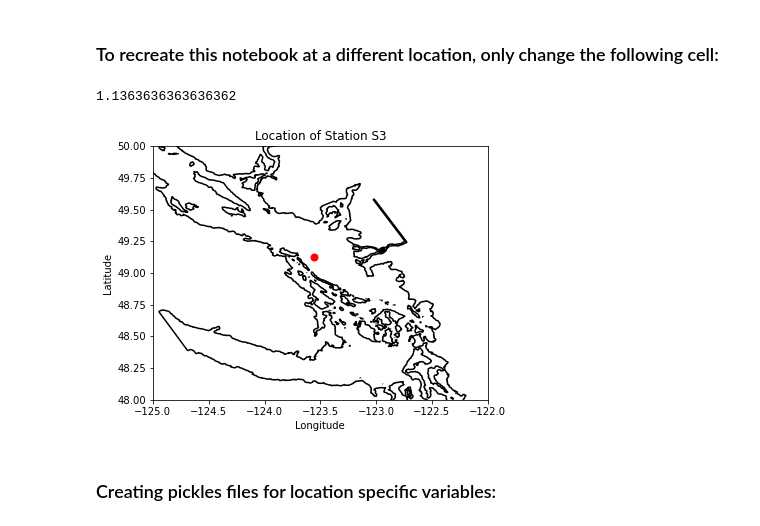
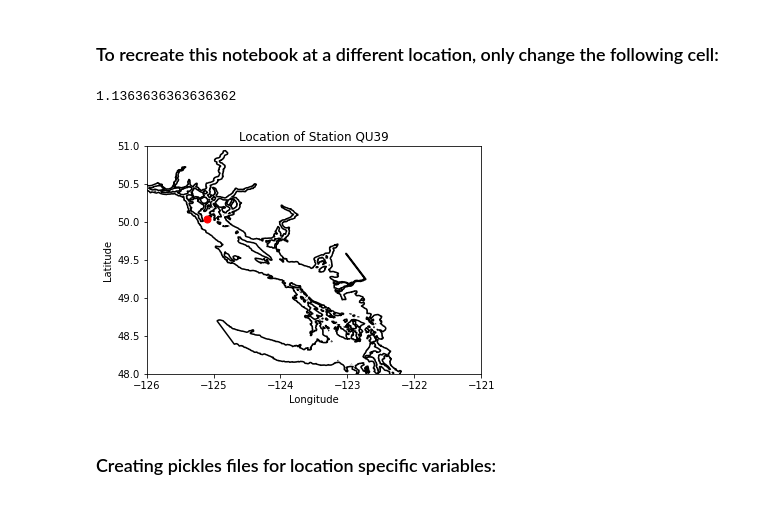
Before and after one commit to SalishSeaCast/Analysis-Aline, a Jupyter notebook: notebooks/Bloom_Timing/stationQU39/makePickles201905_QU39.ipynb, the cells around one changed output. Cells and saved outputs as stored; diff of their text form; code cells hidden in the pictures.

```diff
--- a/notebooks/Bloom_Timing/stationQU39/makePickles201905_QU39.ipynb
+++ b/notebooks/Bloom_Timing/stationQU39/makePickles201905_QU39.ipynb
@@ -24,7 +23,7 @@ import bloomdrivers
 # Change this to the directory you want the pickle files to be stored:
 savedir='/ocean/aisabell/MEOPAR/extracted_files'
 # Change 'S3' to the location of interest
-loc='S3'
+loc='QU39'
 # To create the time series for a range of years, change iyear to every year within the range
     # and run all cells each time.
 iyear=2007
@@ -67,26 +66,26 @@ recalc=False
 # %%
 # lat and lon information for place:
 lon,lat=places.PLACES[loc]['lon lat']
 # get place information on SalishSeaCast grid:
 ij,ii=places.PLACES[loc]['NEMO grid ji']
 jw,iw=places.PLACES[loc]['GEM2.5 grid ji']
 
 fig, ax = plt.subplots(1,1,figsize = (6,6))
 with xr.open_dataset('/data/vdo/MEOPAR/NEMO-forcing/grid/mesh_mask201702.nc') as mesh:
     ax.contour(mesh.nav_lon,mesh.nav_lat,mesh.tmask.isel(t=0,z=0),[0.1,],colors='k')
     tmask=np.array(mesh.tmask)
     gdept_1d=np.array(mesh.gdept_1d)
     e3t_0=np.array(mesh.e3t_0)
 ax.plot(lon, lat, '.', markersize=14, color='red')
-ax.set_ylim(48,50)
-ax.set_xlim(-125,-122)
+ax.set_ylim(48,51)
+ax.set_xlim(-126,-121)
 ax.set_title('Location of Station %s'%loc)
 ax.set_xlabel('Longitude')
 ax.set_ylabel('Latitude')
 viz_tools.set_aspect(ax,coords='map')
 # %% [output]
 1.1363636363636362
-[figure, old version]
+[figure, new version]
 # %% [markdown]
 ### Creating pickles files for location specific variables:
 # %%
```
Also changed, not shown: parts of 2 cells of this notebook, 12 other files.
